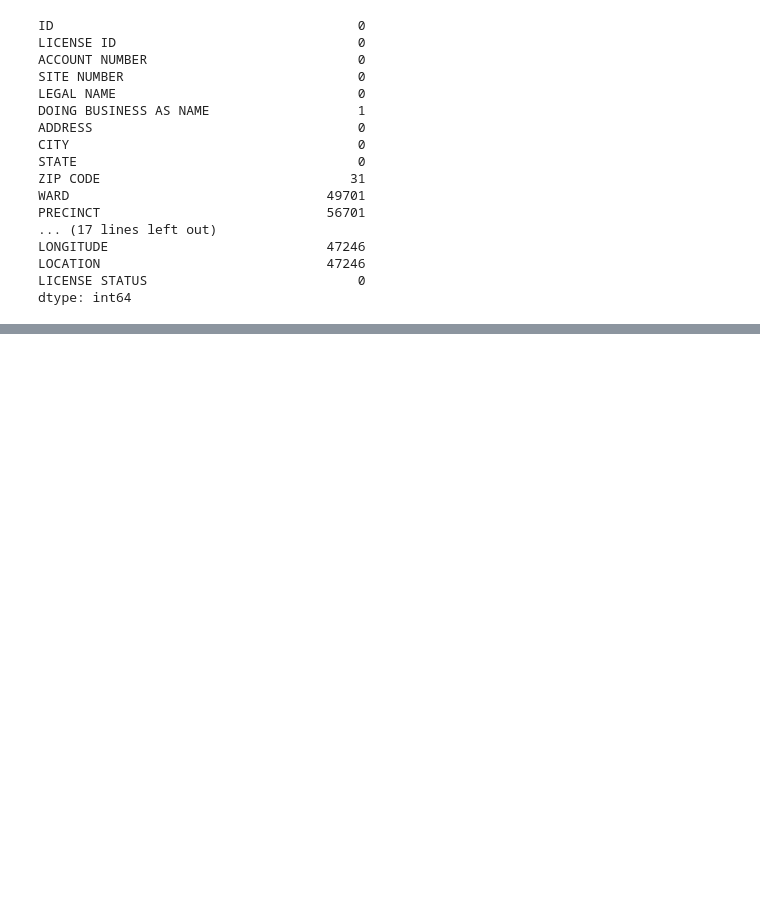
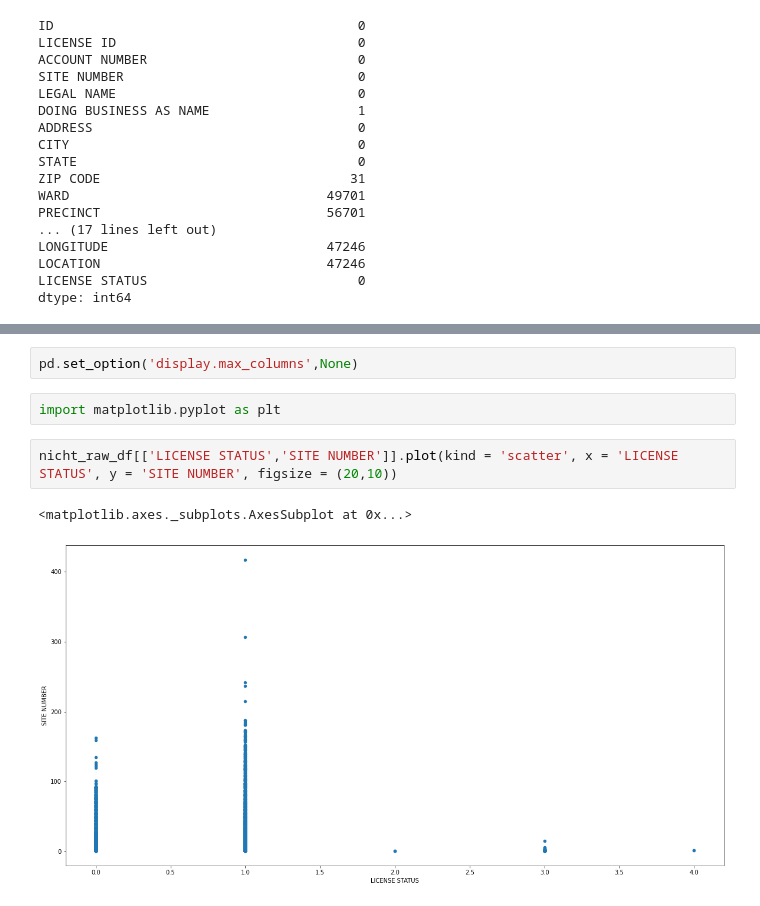
Before and after one commit to VivXwan/PepDSNotes, a Jupyter notebook: Hackathon 1/Hackathon_1.ipynb, the cells around one changed output, grey strips where cells are left out. Drawn from its saved outputs; the diff is of its cells as text; blank space fills up the shorter version.

```diff
--- a/Hackathon 1/Hackathon_1.ipynb
+++ b/Hackathon 1/Hackathon_1.ipynb
@@ -184,0 +333,9 @@ x.drop(['ID', 'ACCOUNT NUMBER', 'LEGAL NAME', 'DOING BUSINESS AS NAME', 'ADDRESS
+# %%
+pd.set_option('display.max_columns',None)
+# %%
+import matplotlib.pyplot as plt
+# %%
+nicht_raw_df[['LICENSE STATUS','SITE NUMBER']].plot(kind = 'scatter', x = 'LICENSE STATUS', y = 'SITE NUMBER', figsize = (20,10))
+# %% [output]
+<matplotlib.axes._subplots.AxesSubplot at 0x...>
+[figure, added]
```
Also changed, not shown: parts of 19 cells of this notebook.
